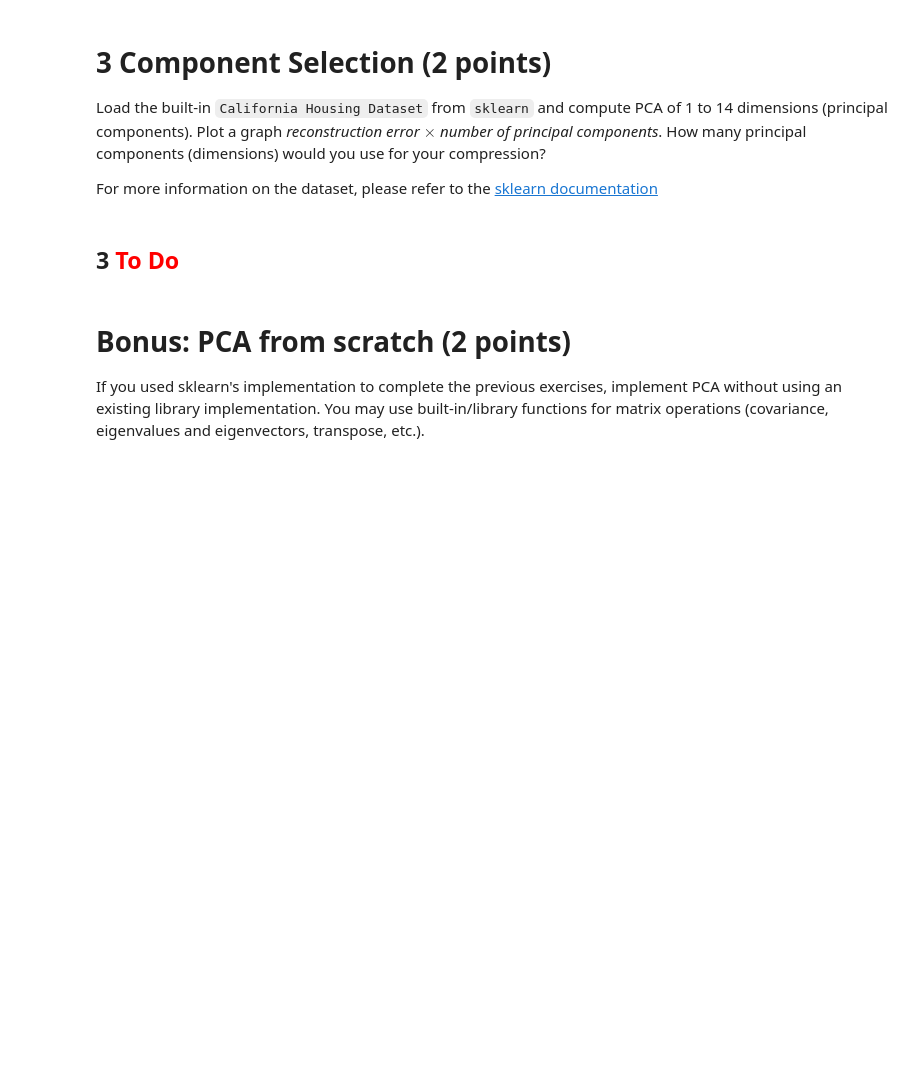
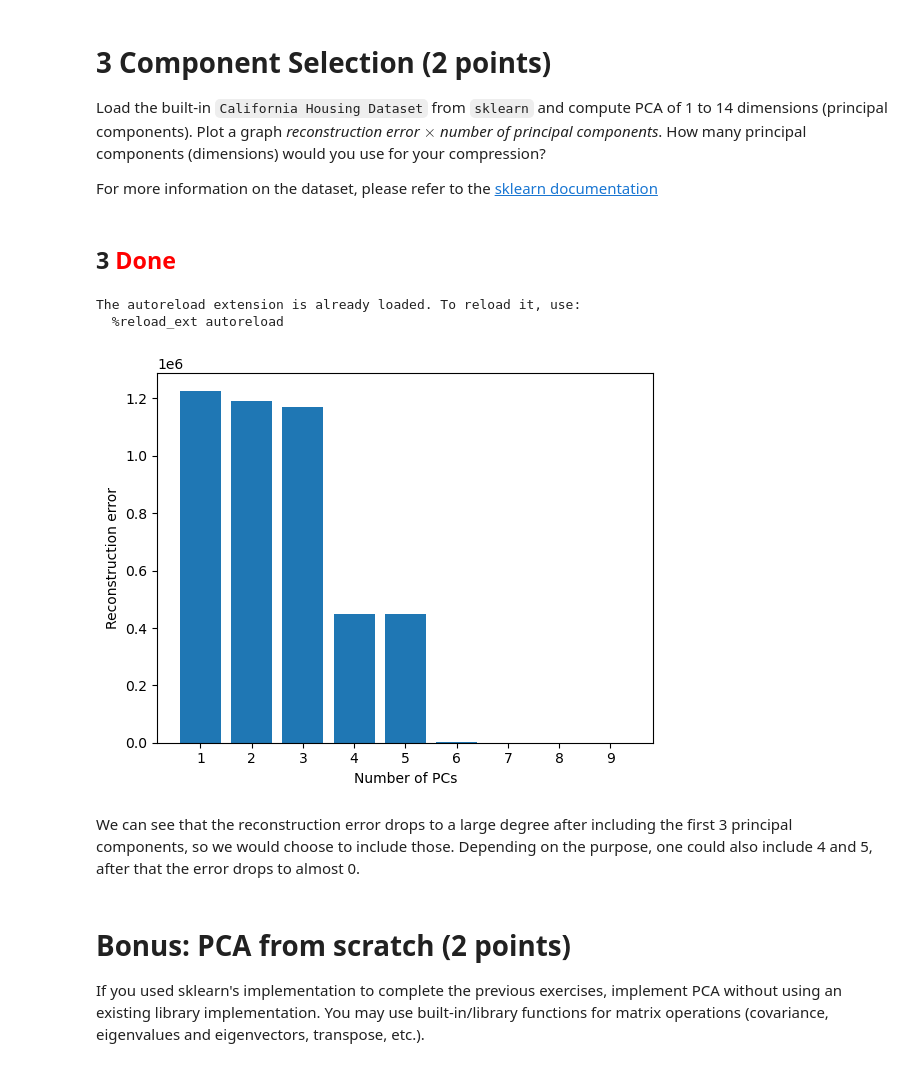
Before and after one commit to lflage/NNIA_22_23, a Jupyter notebook: Assignment_2/assignment2.ipynb, the cells around one changed output. Cells and saved outputs as stored; diff of their text form; code cells hidden in the pictures; blank space fills up the shorter version.

```diff
--- a/Assignment_2/assignment2.ipynb
+++ b/Assignment_2/assignment2.ipynb
@@ -103,4 +203,4 @@ Load the built-in `California Housing Dataset` from `sklearn` and compute PCA of
 
 For more information on the dataset, please refer to the [sklearn documentation](https://scikit-learn.org/stable/modules/generated/sklearn.datasets.fetch_california_housing.html#sklearn.datasets.fetch_california_housing)
 # %% [markdown]
-## 3 <font color="red">To Do</font>
+## 3 <font color="red">Done</font>
@@ -114,3 +207,34 @@ For more information on the dataset, please refer to the [sklearn documentation]
+# %%
+%load_ext autoreload
+%autoreload 2
+
+# from solution import ....
+
+# import your function from your .py file here and run this cell when you're done!
+
+house_data=fetch_california_housing(data_home=None, download_if_missing=True, return_X_y=False, as_frame=True)
+house_df = house_data.frame
+house_a = house_df.to_numpy()
+
+house_pca_errors = []
+
+for i in range(1,house_a.shape[1]+1):
+    house_pca = run_pca(house_a,i)
+    house_pca_errors.append(house_pca["Reconstr error original"])
+
+x = np.arange(1, 10, dtype=int)
+y = np.array(house_pca_errors)
+plt.bar(x,y)
+plt.xticks(x)
+plt.xlabel('Number of PCs')
+plt.ylabel('Reconstruction error')
+plt.show()
+# %% [output]
+The autoreload extension is already loaded. To reload it, use:
+  %reload_ext autoreload
+[figure, added]
+# %% [markdown]
+We can see that the reconstruction error drops to a large degree after including the first 3 principal components, so we would choose to include those. Depending on the purpose, one could also include 4 and 5, after that the error drops to almost 0.
 # %% [markdown]
 # Bonus: PCA from scratch (2 points)
 
```
Also changed, not shown: parts of 11 cells of this notebook, 1 other file.
